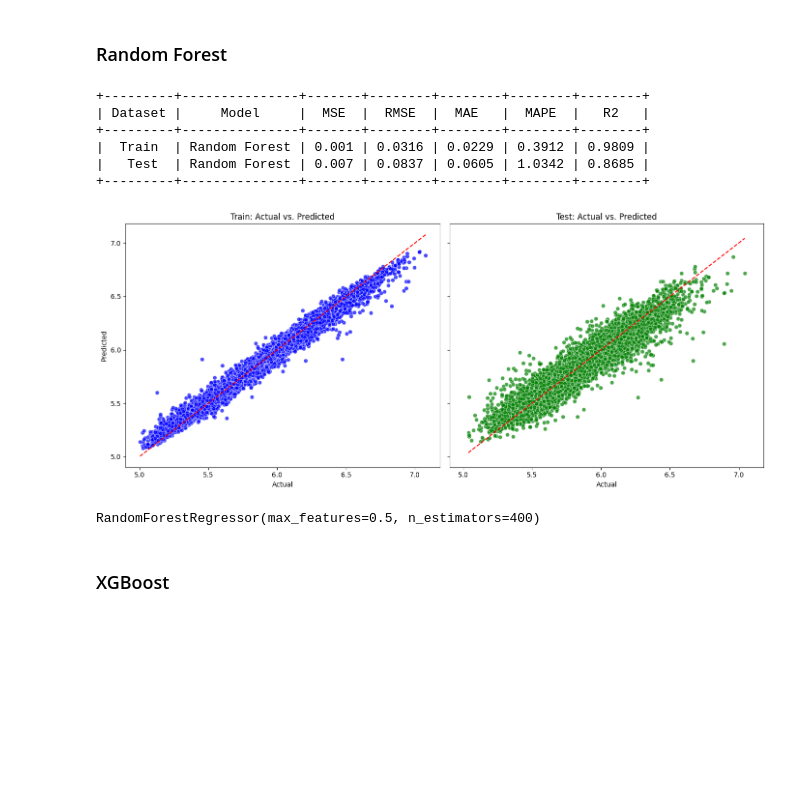
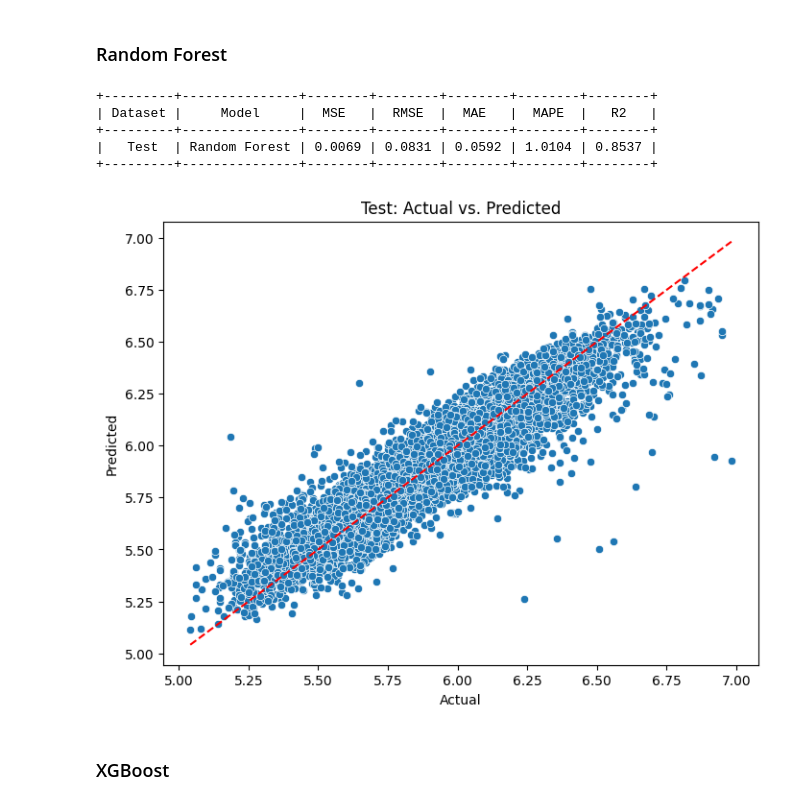
Before and after one commit to tristandabsonu/House-Price-Prediction, a Jupyter notebook: data_analysis/6 evaluation.ipynb, the cells around one changed output. Cells and saved outputs as stored; diff of their text form; code cells hidden in the pictures; blank space fills up the shorter version.

```diff
--- a/data_analysis/6 evaluation.ipynb
+++ b/data_analysis/6 evaluation.ipynb
@@ -12,20 +17,14 @@ from prettytable import PrettyTable
 # %%
 path = '/Users/tristangarcia/Desktop/hp-pred/data/'
 
-train = pd.read_csv(f'{path}wa_train.csv')
-test = pd.read_csv(f'{path}wa_test.csv')
+test = pd.read_csv(f'{path}wa/wa_test.csv')
 
-with open(f'{path}preprocessing_pipeline.pkl', 'rb') as f:
-    pipeline = pickle.load(f)
+preprocess = pickle.load(open(f'{path}preprocessing_pipeline.pkl', 'rb'))
 
-with open(f'{path}randomforest.pkl', 'rb') as f:
-    rf_model = pickle.load(f)
-
-with open(f'{path}xgboost.pkl', 'rb') as f:
-    xgb_model = pickle.load(f)
+rf_model = pickle.load(open(f'{path}rfmodel.pkl', 'rb'))
+xgb_model = pickle.load(open(f'{path}xgbmodel.pkl', 'rb'))
 # %%
-train = pipeline.transform(train)
-test = pipeline.transform(test)
+test = preprocess.transform(test)
 # %% [markdown]
 ### Split
 # %%
@@ -109,16 +95,14 @@ def evaluate_model(model, x_train, y_train, x_test, y_test, model_name):
 # %% [markdown]
 ### Random Forest
 # %%
-evaluate_model(rf_model, x_train, y_train, x_test, y_test, 'Random Forest')
+rf_pred = evaluate_model(rf_model, x_test, y_test, 'Random Forest')
 # %% [output]
-+---------+---------------+-------+--------+--------+--------+--------+
-| Dataset |     Model     |  MSE  |  RMSE  |  MAE   |  MAPE  |   R2   |
-+---------+---------------+-------+--------+--------+--------+--------+
-|  Train  | Random Forest | 0.001 | 0.0316 | 0.0229 | 0.3912 | 0.9809 |
-|   Test  | Random Forest | 0.007 | 0.0837 | 0.0605 | 1.0342 | 0.8685 |
-+---------+---------------+-------+--------+--------+--------+--------+
++---------+---------------+--------+--------+--------+--------+--------+
+| Dataset |     Model     |  MSE   |  RMSE  |  MAE   |  MAPE  |   R2   |
++---------+---------------+--------+--------+--------+--------+--------+
+|   Test  | Random Forest | 0.0069 | 0.0831 | 0.0592 | 1.0104 | 0.8537 |
++---------+---------------+--------+--------+--------+--------+--------+
-[figure, old version]
+[figure, new version]
-RandomForestRegressor(max_features=0.5, n_estimators=400)
 # %% [markdown]
 ### XGBoost
 # %%
```
Also changed, not shown: parts of 19 cells of this notebook, 11 other files.
